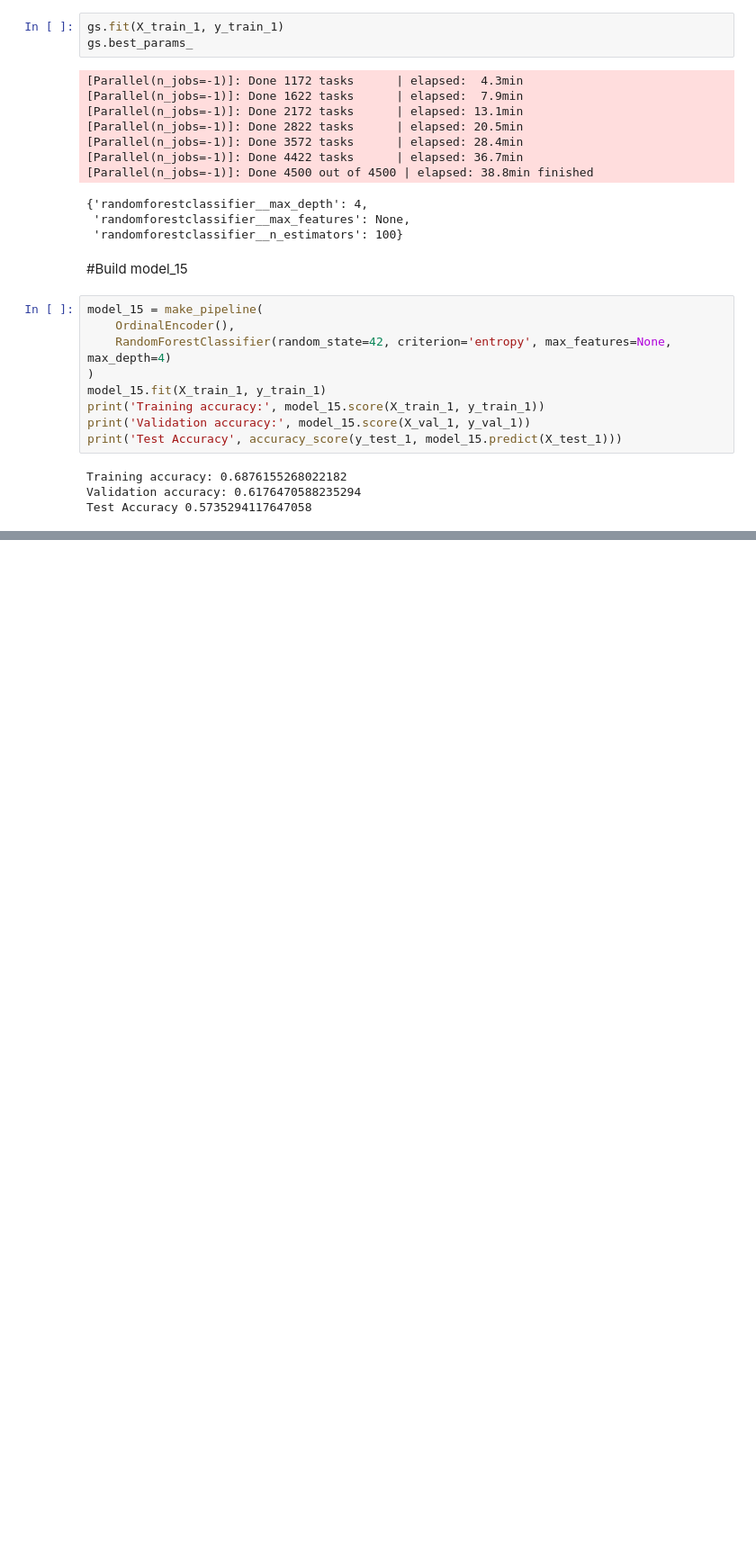
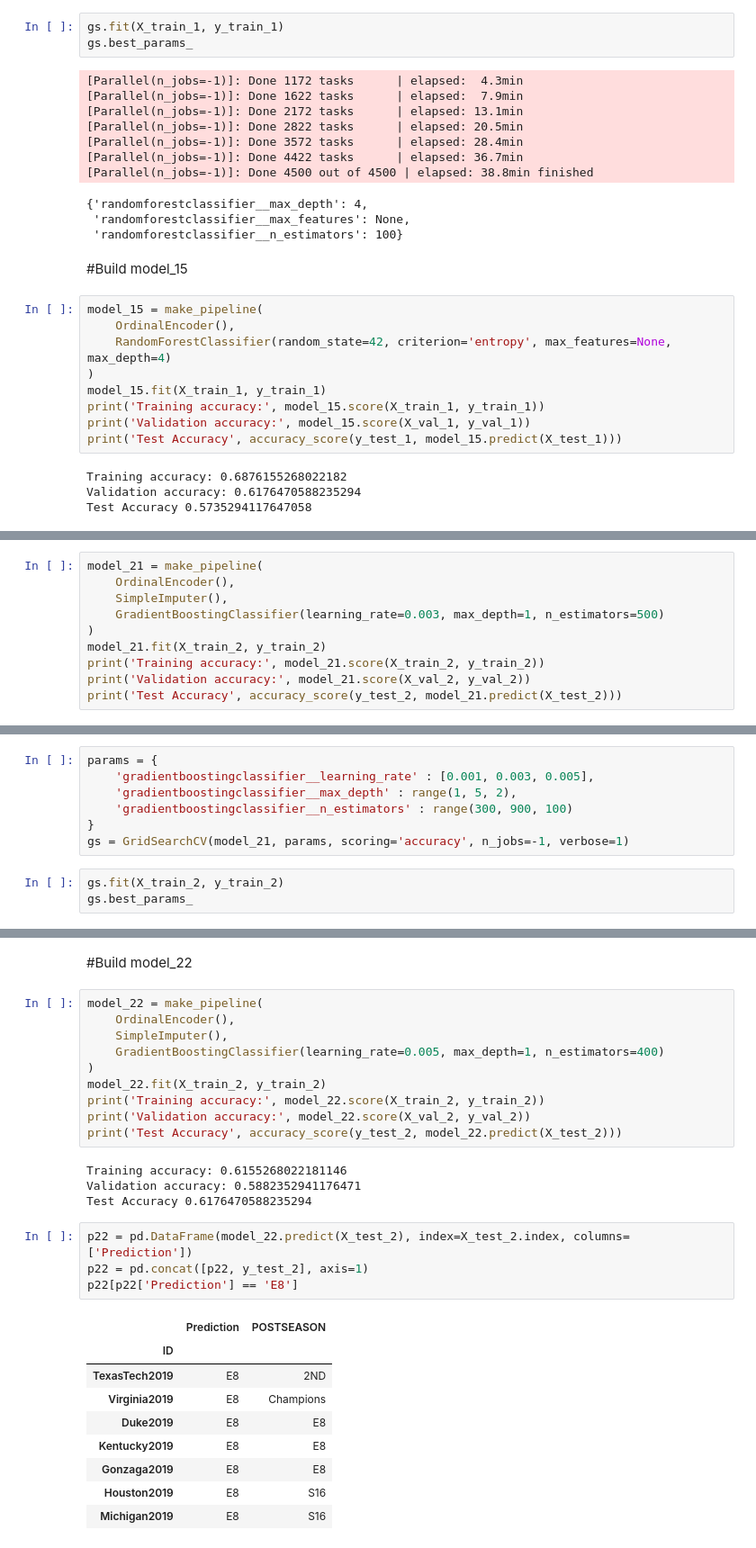
Before and after one commit to Tristan-Brown1096/DS18_Unit_2_Build_Week_Project, a Jupyter notebook: unit_2_build_week_project.ipynb, the cells around one changed output, grey strips where cells are left out. Shown: that part at 90% size. Cells and saved outputs as stored; diff of their text form; blank space fills up the shorter version.

```diff
--- a/unit_2_build_week_project.ipynb
+++ b/unit_2_build_week_project.ipynb
@@ -799,0 +956,10 @@ Test Accuracy 0.5735294117647058
+# %%
+model_21 = make_pipeline(
+    OrdinalEncoder(),
+    SimpleImputer(),
+    GradientBoostingClassifier(learning_rate=0.003, max_depth=1, n_estimators=500)
+)
+model_21.fit(X_train_2, y_train_2)
+print('Training accuracy:', model_21.score(X_train_2, y_train_2))
+print('Validation accuracy:', model_21.score(X_val_2, y_val_2))
+print('Test Accuracy', accuracy_score(y_test_2, model_21.predict(X_test_2)))
@@ -799,0 +972,10 @@ Test Accuracy 0.5735294117647058
+# %%
+params = {
+    'gradientboostingclassifier__learning_rate' : [0.001, 0.003, 0.005],
+    'gradientboostingclassifier__max_depth' : range(1, 5, 2),
+    'gradientboostingclassifier__n_estimators' : range(300, 900, 100)
+}
+gs = GridSearchCV(model_21, params, scoring='accuracy', n_jobs=-1, verbose=1)
+# %%
+gs.fit(X_train_2, y_train_2)
+gs.best_params_
@@ -799,0 +990,30 @@ Test Accuracy 0.5735294117647058
+# %% [markdown]
+#Build model_22
+# %%
+model_22 = make_pipeline(
+    OrdinalEncoder(),
+    SimpleImputer(),
+    GradientBoostingClassifier(learning_rate=0.005, max_depth=1, n_estimators=400)
+)
+model_22.fit(X_train_2, y_train_2)
+print('Training accuracy:', model_22.score(X_train_2, y_train_2))
+print('Validation accuracy:', model_22.score(X_val_2, y_val_2))
+print('Test Accuracy', accuracy_score(y_test_2, model_22.predict(X_test_2)))
+# %% [output]
+Training accuracy: 0.6155268022181146
+Validation accuracy: 0.5882352941176471
+Test Accuracy 0.6176470588235294
+# %%
+p22 = pd.DataFrame(model_22.predict(X_test_2), index=X_test_2.index, columns=['Prediction'])
+p22 = pd.concat([p22, y_test_2], axis=1)
+p22[p22['Prediction'] == 'E8']
+# %% [output]
+|  | Prediction | POSTSEASON |
+| ID |  |  |
+| TexasTech2019 | E8 | 2ND |
+| Virginia2019 | E8 | Champions |
+| Duke2019 | E8 | E8 |
+| Kentucky2019 | E8 | E8 |
+| Gonzaga2019 | E8 | E8 |
+| Houston2019 | E8 | S16 |
+| Michigan2019 | E8 | S16 |
```
Also changed, not shown: parts of 35 cells of this notebook.
